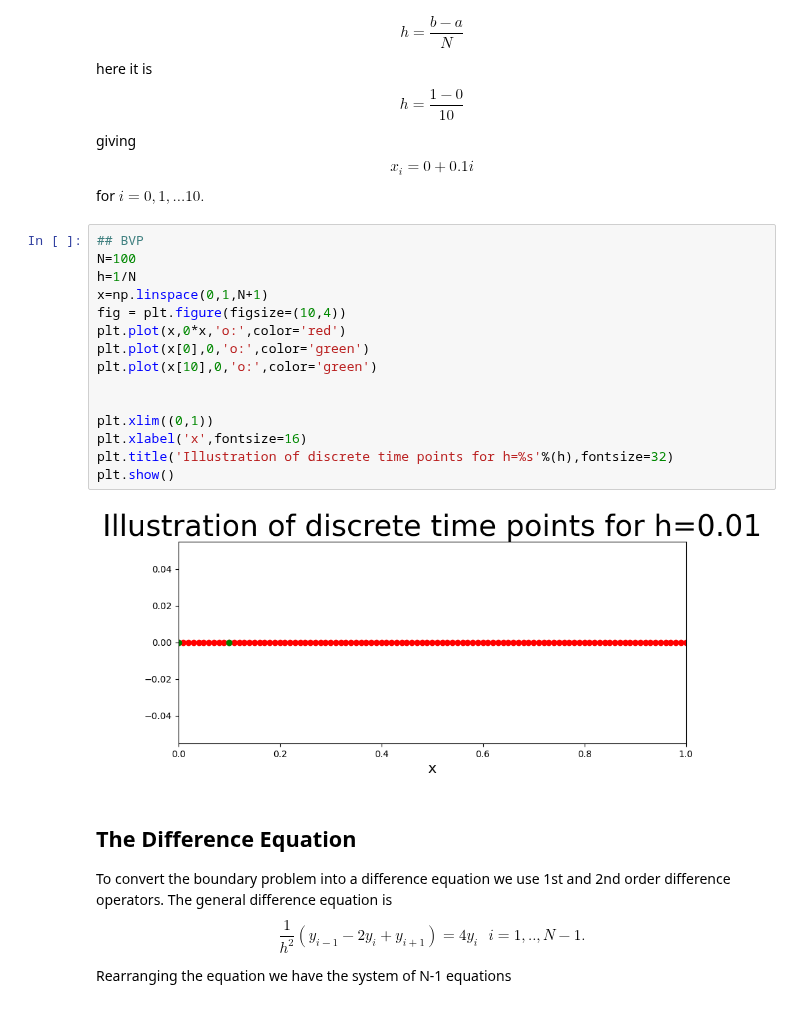
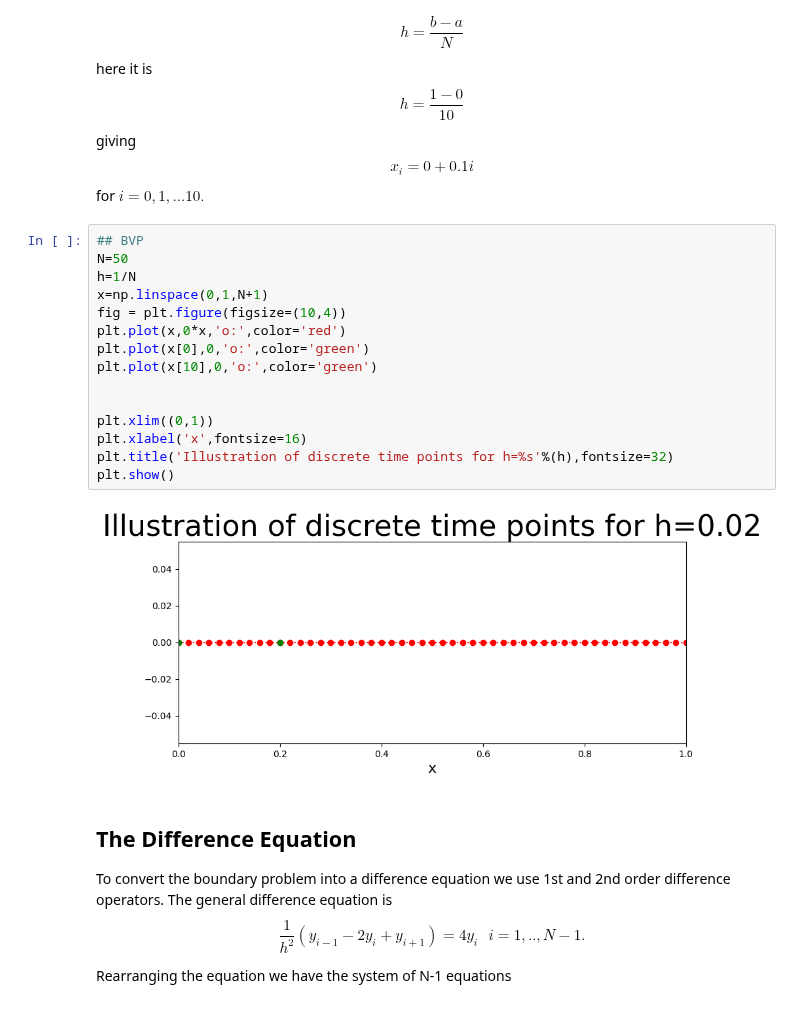
Before and after one commit to rcs1994/Teaching_DL4DEs_Fall_2025, a Jupyter notebook: Second_order_ODEs.ipynb, the cells around one changed output. Drawn from its saved outputs; the diff is of its cells as text.

```diff
--- a/Second_order_ODEs.ipynb
+++ b/Second_order_ODEs.ipynb
@@ -39,21 +39,21 @@ giving
 for $i=0,1,...10.$
 # %%
 ## BVP
-N=100
+N=50
 h=1/N
 x=np.linspace(0,1,N+1)
 fig = plt.figure(figsize=(10,4))
 plt.plot(x,0*x,'o:',color='red')
 plt.plot(x[0],0,'o:',color='green')
 plt.plot(x[10],0,'o:',color='green')
 
 
 plt.xlim((0,1))
 plt.xlabel('x',fontsize=16)
 plt.title('Illustration of discrete time points for h=%s'%(h),fontsize=32)
 plt.show()
 # %% [output]
-[figure, old version]
+[figure, new version]
 # %% [markdown]
 ## The Difference Equation
 To convert the boundary problem into a difference equation we use 1st and 2nd order difference operators.
```
Also changed, not shown: parts of 2 cells of this notebook.
